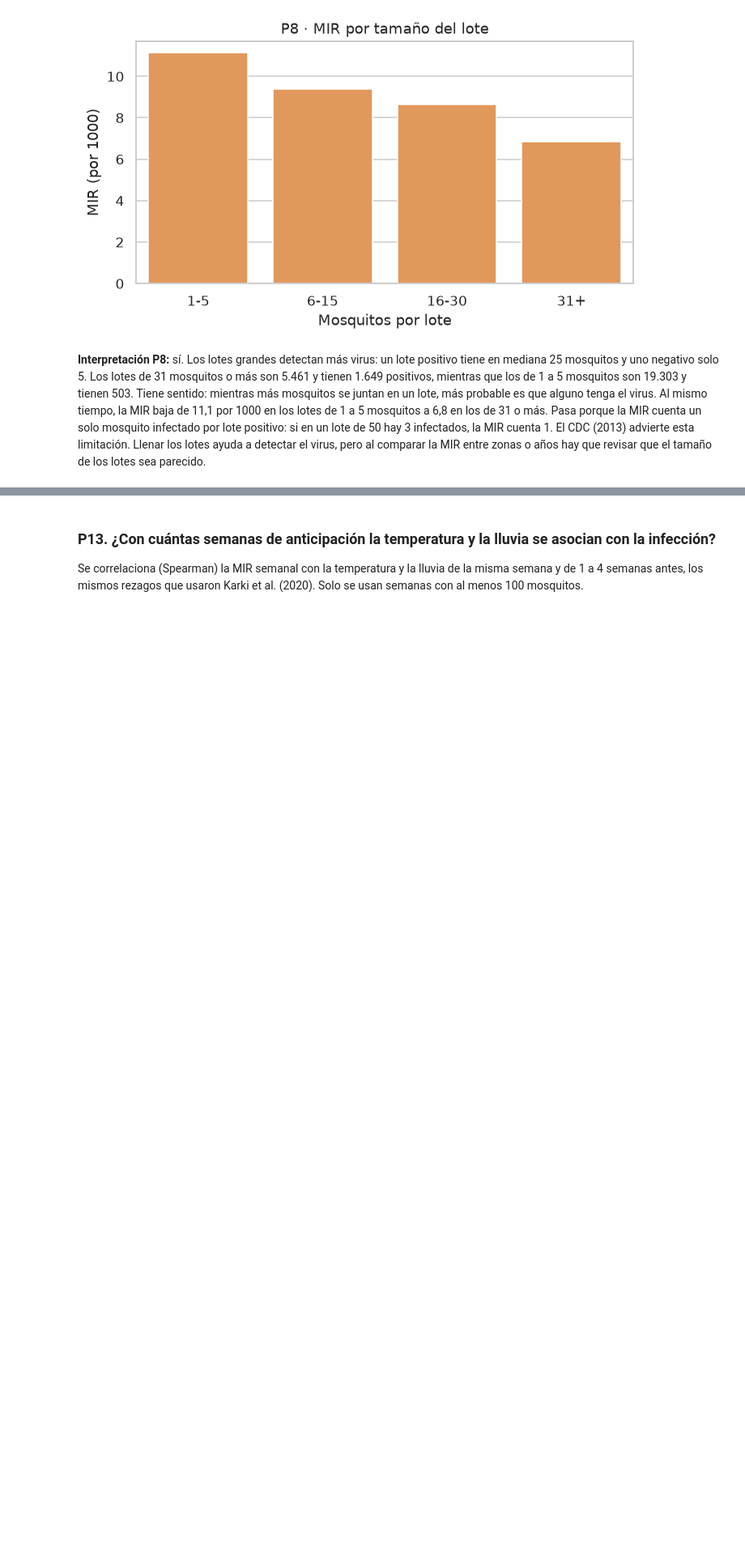
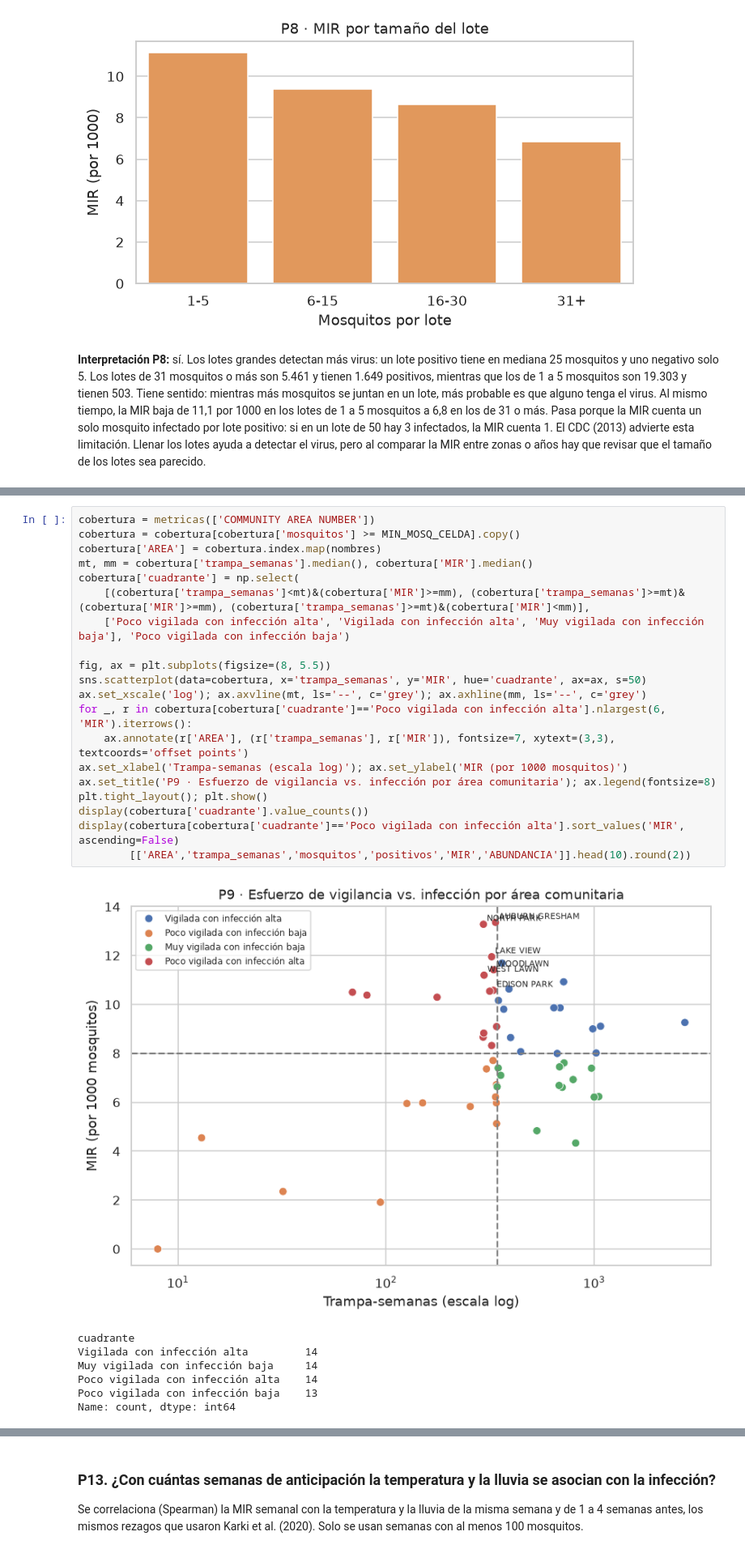
Before and after one commit to salva1984/icd, a Jupyter notebook: proyecto_wnv.ipynb, the cells around one changed output, grey strips where cells are left out. Shown at 81% size. Cells and saved outputs as stored; diff of their text form; blank space fills up the shorter version.

```diff
--- a/proyecto_wnv.ipynb
+++ b/proyecto_wnv.ipynb
@@ -925,0 +923,28 @@ plt.tight_layout(); plt.show()
+# %%
+cobertura = metricas(['COMMUNITY AREA NUMBER'])
+cobertura = cobertura[cobertura['mosquitos'] >= MIN_MOSQ_CELDA].copy()
+cobertura['AREA'] = cobertura.index.map(nombres)
+mt, mm = cobertura['trampa_semanas'].median(), cobertura['MIR'].median()
+cobertura['cuadrante'] = np.select(
+    [(cobertura['trampa_semanas']<mt)&(cobertura['MIR']>=mm), (cobertura['trampa_semanas']>=mt)&(cobertura['MIR']>=mm), (cobertura['trampa_semanas']>=mt)&(cobertura['MIR']<mm)],
+    ['Poco vigilada con infección alta', 'Vigilada con infección alta', 'Muy vigilada con infección baja'], 'Poco vigilada con infección baja')
+
+fig, ax = plt.subplots(figsize=(8, 5.5))
+sns.scatterplot(data=cobertura, x='trampa_semanas', y='MIR', hue='cuadrante', ax=ax, s=50)
+ax.set_xscale('log'); ax.axvline(mt, ls='--', c='grey'); ax.axhline(mm, ls='--', c='grey')
+for _, r in cobertura[cobertura['cuadrante']=='Poco vigilada con infección alta'].nlargest(6, 'MIR').iterrows():
+    ax.annotate(r['AREA'], (r['trampa_semanas'], r['MIR']), fontsize=7, xytext=(3,3), textcoords='offset points')
+ax.set_xlabel('Trampa-semanas (escala log)'); ax.set_ylabel('MIR (por 1000 mosquitos)')
+ax.set_title('P9 · Esfuerzo de vigilancia vs. infección por área comunitaria'); ax.legend(fontsize=8)
+plt.tight_layout(); plt.show()
+display(cobertura['cuadrante'].value_counts())
+display(cobertura[cobertura['cuadrante']=='Poco vigilada con infección alta'].sort_values('MIR', ascending=False)
+        [['AREA','trampa_semanas','mosquitos','positivos','MIR','ABUNDANCIA']].head(10).round(2))
+# %% [output]
+[figure, new version]
+cuadrante
+Vigilada con infección alta         14
+Muy vigilada con infección baja     14
+Poco vigilada con infección alta    14
+Poco vigilada con infección baja    13
+Name: count, dtype: int64
```
Also changed, not shown: parts of 33 cells of this notebook, 1 other file.
